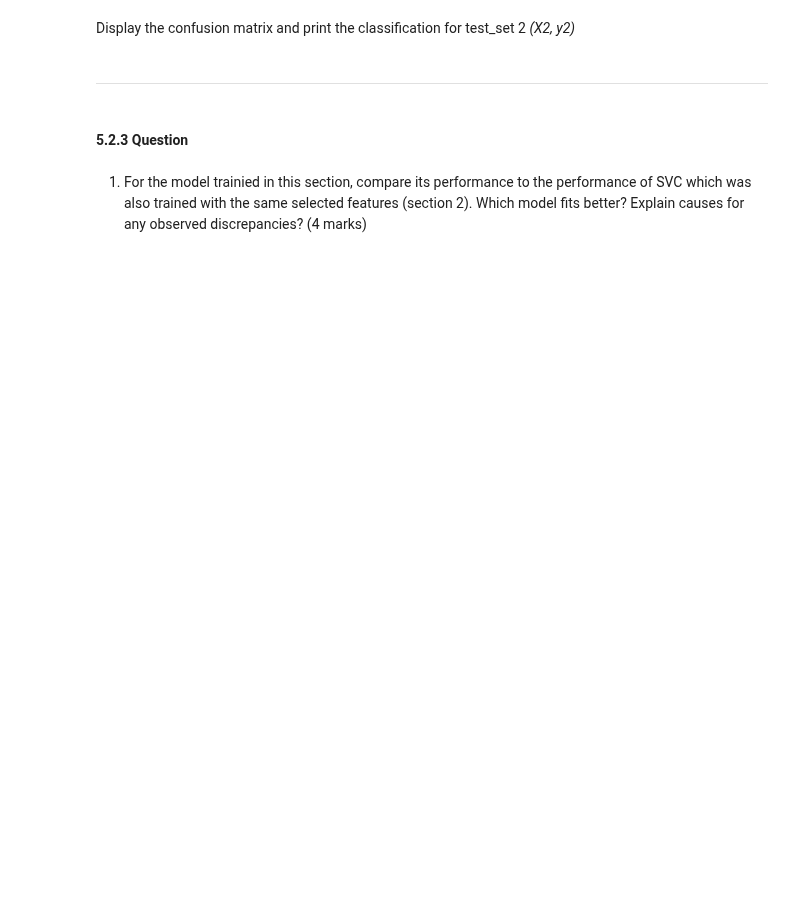
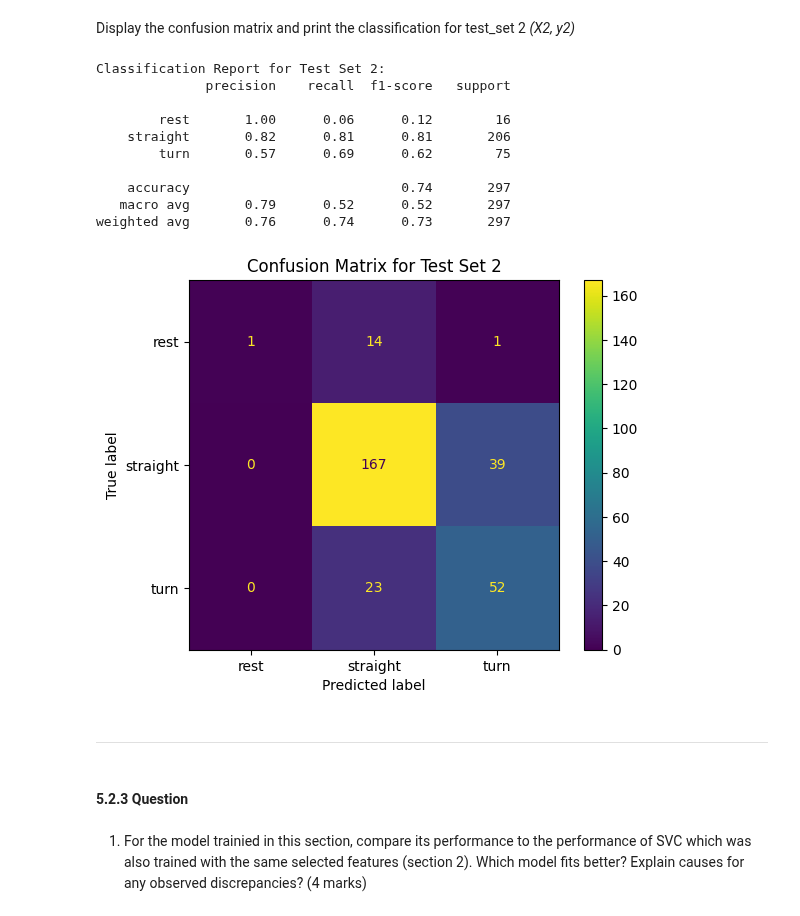
Before and after one commit to SoroushSoleymani/engg680_2024_fall, a Jupyter notebook: Lab_Assignment4/Vehicle_Motion_State_Classification.ipynb, the cells around one changed output. Saved outputs shown, nothing was run; the diff lists cells and outputs as text; code cells hidden in the pictures; blank space fills up the shorter version.

```diff
--- a/Lab_Assignment4/Vehicle_Motion_State_Classification.ipynb
+++ b/Lab_Assignment4/Vehicle_Motion_State_Classification.ipynb
@@ -1168,5 +1243,5 @@ X1.head(2)
 # %%
 # TODO - Load the target vector from test_set2 into y2, and the selected features from test_set2 into X2
-# y2 =
-# X2 =
+y2 = test_set2['motion_state']
+X2 = test_set2[selected_features]
 X2.head(2)
@@ -1188,6 +1294,23 @@ Display the confusion matrix and print the classification for test_set 1 *(X1, y
 Display the confusion matrix and print the classification for test_set 2 *(X2, y2)*
 # %%
 # TODO - Display confusion matrix and print classification report for (X2, y2)
+print("Classification Report for Test Set 2:")
+print(classification_report(y2, y2_pred))
+ConfusionMatrixDisplay.from_predictions(y2, y2_pred)
+plt.title("Confusion Matrix for Test Set 2")
+plt.show()
+# %% [output]
+Classification Report for Test Set 2:
+              precision    recall  f1-score   support
+
+        rest       1.00      0.06      0.12        16
+    straight       0.82      0.81      0.81       206
+        turn       0.57      0.69      0.62        75
+
+    accuracy                           0.74       297
+   macro avg       0.79      0.52      0.52       297
+weighted avg       0.76      0.74      0.73       297
+[figure, added]
 # %% [markdown]
 ___
 # %% [markdown]
```
Also changed, not shown: parts of 19 cells of this notebook.
